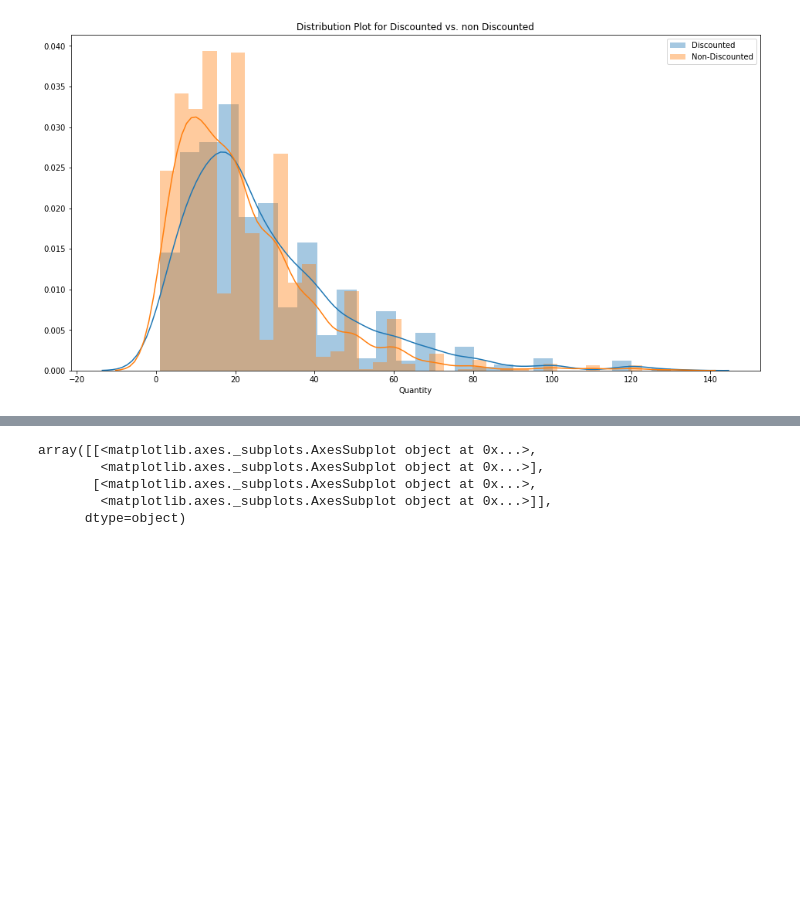
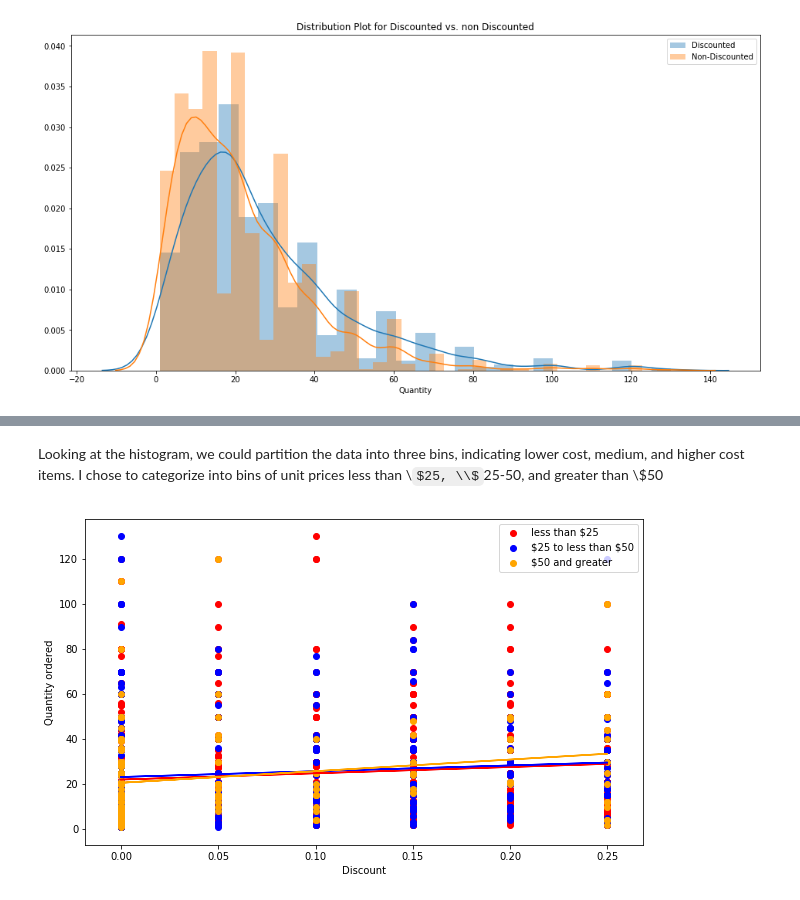
Before and after one commit to zfeizollahi/dsc-mod-3-project-online-ds-sp-000, a Jupyter notebook: Stats_Prop_Module.ipynb, the cells around one changed output, grey strips where cells are left out. Cells and saved outputs as stored; diff of their text form; code cells hidden in the pictures; some formulas as TeX source; blank space fills up the shorter version.

```diff
--- a/Stats_Prop_Module.ipynb
+++ b/Stats_Prop_Module.ipynb
@@ -259,9 +297,42 @@ Are some items just things you buy lots of (like paper clips) and discount doesn
-# %%
-axs.reshape(-1)
-axs
-# %% [output]
-array([[<matplotlib.axes._subplots.AxesSubplot object at 0x...>,
-        <matplotlib.axes._subplots.AxesSubplot object at 0x...>],
-       [<matplotlib.axes._subplots.AxesSubplot object at 0x...>,
-        <matplotlib.axes._subplots.AxesSubplot object at 0x...>]],
-      dtype=object)
+# %% [markdown]
+Looking at the histogram, we could partition the data into three bins, indicating lower cost, medium, and higher cost items. I chose to categorize into bins of unit prices less than \\$25, \\$25-50, and greater than \\$50
+# %%
+less_25_df = df[df['UnitPrice'] < 25]
+twentyfive_50_df = df[(df['UnitPrice'] >= 25) & (df['UnitPrice'] < 50)]
+greater_50_df = df[df['UnitPrice'] >= 50]
+# %%
+less_25_model = LinearRegression()
+twenty_50_model = LinearRegression()
+grater_50_model = LinearRegression()
+
+x_less_25 = less_25_df['Discount'].values.reshape(-1,1)
+y_less_25 = less_25_df['Quantity'].values.reshape(-1,1)
+
+x_25_50 = twentyfive_50_df['Discount'].values.reshape(-1,1)
+y_25_50 = twentyfive_50_df['Quantity'].values.reshape(-1,1)
+
+x_50_greater = greater_50_df['Discount'].values.reshape(-1,1)
+y_50_greater = greater_50_df['Quantity'].values.reshape(-1,1)
+
+less_25_model.fit(x_less_25, y_less_25)
+twenty_50_model.fit(x_25_50, y_25_50)
+grater_50_model.fit(x_50_greater, y_50_greater)
+
+pred_1 = less_25_model.predict(x_less_25)
+pred_2 = twenty_50_model.predict(x_25_50)
+pred_3 = grater_50_model.predict(x_50_greater)
+# %%
+plt.figure(figsize=(10,6))
+plt.scatter(x_less_25, y_less_25, label='less than $25', c='red')
+plt.scatter(x_25_50, y_25_50, label='\$25 to less than \$50', c='blue')
+plt.scatter(x_50_greater, y_50_greater, label='$50 and greater',c='orange')
+
+plt.plot(x_less_25, pred_1, c='red')
+plt.plot(x_25_50, pred_2, c='blue')
+plt.plot(x_50_greater, pred_3, c='orange')
+plt.xlabel('Discount')
+plt.ylabel('Quantity ordered')
+plt.legend()
+plt.show();
+# %% [output]
+[figure, added]
```
Also changed, not shown: parts of 61 cells of this notebook, 6 other files.
